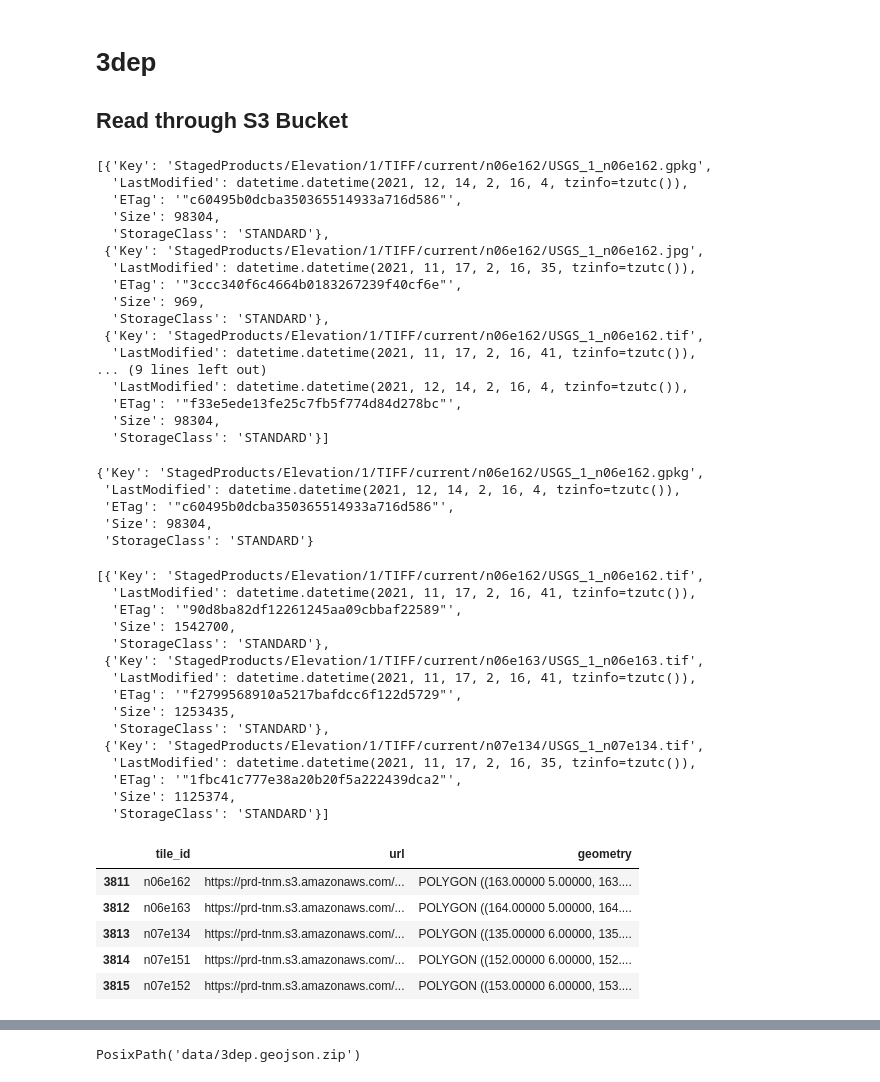
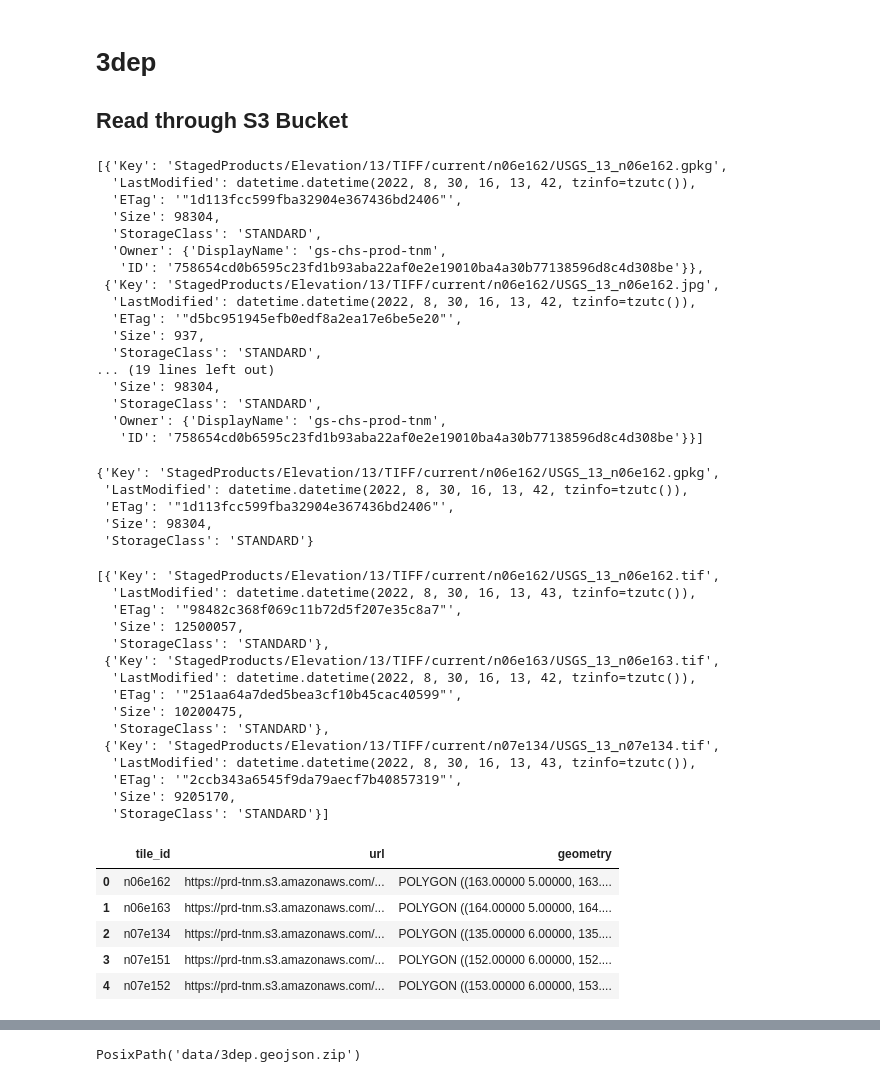
Before and after one commit to ACCESS-Cloud-Based-InSAR/dem-stitcher, a Jupyter notebook: notebooks/organize_tile_data/0_Format_and_Organize_Data.ipynb, the cells around one changed output, grey strips where cells are left out. Cells and saved outputs as stored; diff of their text form; code cells hidden in the pictures.

```diff
--- a/notebooks/organize_tile_data/0_Format_and_Organize_Data.ipynb
+++ b/notebooks/organize_tile_data/0_Format_and_Organize_Data.ipynb
@@ -233,30 +235,30 @@ p
 s3client = boto3.client('s3')
 BUCKET_NAME = 'prd-tnm'
 objects = s3client.list_objects(Bucket=BUCKET_NAME,
-                                Prefix='StagedProducts/Elevation/1/TIFF/')
+                                Prefix=f'StagedProducts/Elevation/{RESOLUTION}/TIFF/current')
 objects['Contents'][:5]
 # %% [output]
-[{'Key': 'StagedProducts/Elevation/1/TIFF/current/n06e162/USGS_1_n06e162.gpkg',
-  'LastModified': datetime.datetime(2021, 12, 14, 2, 16, 4, tzinfo=tzutc()),
-  'ETag': '"c60495b0dcba350365514933a716d586"',
+[{'Key': 'StagedProducts/Elevation/13/TIFF/current/n06e162/USGS_13_n06e162.gpkg',
+  'LastModified': datetime.datetime(2022, 8, 30, 16, 13, 42, tzinfo=tzutc()),
+  'ETag': '"1d113fcc599fba32904e367436bd2406"',
   'Size': 98304,
-  'StorageClass': 'STANDARD'},
- {'Key': 'StagedProducts/Elevation/1/TIFF/current/n06e162/USGS_1_n06e162.jpg',
-  'LastModified': datetime.datetime(2021, 11, 17, 2, 16, 35, tzinfo=tzutc()),
-  'ETag': '"3ccc340f6c4664b0183267239f40cf6e"',
-  'Size': 969,
-  'StorageClass': 'STANDARD'},
- {'Key': 'StagedProducts/Elevation/1/TIFF/current/n06e162/USGS_1_n06e162.tif',
-  'LastModified': datetime.datetime(2021, 11, 17, 2, 16, 41, tzinfo=tzutc()),
-... (9 lines left out)
-  'LastModified': datetime.datetime(2021, 12, 14, 2, 16, 4, tzinfo=tzutc()),
-  'ETag': '"f33e5ede13fe25c7fb5f774d84d278bc"',
+  'StorageClass': 'STANDARD',
+  'Owner': {'DisplayName': 'gs-chs-prod-tnm',
+   'ID': '758654cd0b6595c23fd1b93aba22af0e2e19010ba4a30b77138596d8c4d308be'}},
+ {'Key': 'StagedProducts/Elevation/13/TIFF/current/n06e162/USGS_13_n06e162.jpg',
+  'LastModified': datetime.datetime(2022, 8, 30, 16, 13, 42, tzinfo=tzutc()),
+  'ETag': '"d5bc951945efb0edf8a2ea17e6be5e20"',
+  'Size': 937,
+  'StorageClass': 'STANDARD',
+... (19 lines left out)
   'Size': 98304,
-  'StorageClass': 'STANDARD'}]
+  'StorageClass': 'STANDARD',
+  'Owner': {'DisplayName': 'gs-chs-prod-tnm',
+   'ID': '758654cd0b6595c23fd1b93aba22af0e2e19010ba4a30b77138596d8c4d308be'}}]
 # %%
 paginator = s3client.get_paginator('list_objects_v2')
 pages = paginator.paginate(Bucket=BUCKET_NAME,
-                           Prefix='StagedProducts/Elevation/1/TIFF/')
+                           Prefix=f'StagedProducts/Elevation/{RESOLUTION}/TIFF/current')
 # %%
 all_contents = []
 for page in tqdm(pages):
@@ -264,29 +266,29 @@ for page in tqdm(pages):
 
 all_contents[0]
 # %% [output]
-{'Key': 'StagedProducts/Elevation/1/TIFF/current/n06e162/USGS_1_n06e162.gpkg',
- 'LastModified': datetime.datetime(2021, 12, 14, 2, 16, 4, tzinfo=tzutc()),
- 'ETag': '"c60495b0dcba350365514933a716d586"',
+{'Key': 'StagedProducts/Elevation/13/TIFF/current/n06e162/USGS_13_n06e162.gpkg',
+ 'LastModified': datetime.datetime(2022, 8, 30, 16, 13, 42, tzinfo=tzutc()),
+ 'ETag': '"1d113fcc599fba32904e367436bd2406"',
  'Size': 98304,
  'StorageClass': 'STANDARD'}
 # %%
 tif_obs = list(filter(lambda ob: '.tif' in ob['Key'], all_contents))
 tif_obs[:3]
 # %% [output]
-[{'Key': 'StagedProducts/Elevation/1/TIFF/current/n06e162/USGS_1_n06e162.tif',
-  'LastModified': datetime.datetime(2021, 11, 17, 2, 16, 41, tzinfo=tzutc()),
-  'ETag': '"90d8ba82df12261245aa09cbbaf22589"',
-  'Size': 1542700,
+[{'Key': 'StagedProducts/Elevation/13/TIFF/current/n06e162/USGS_13_n06e162.tif',
+  'LastModified': datetime.datetime(2022, 8, 30, 16, 13, 43, tzinfo=tzutc()),
+  'ETag': '"98482c368f069c11b72d5f207e35c8a7"',
+  'Size': 12500057,
   'StorageClass': 'STANDARD'},
- {'Key': 'StagedProducts/Elevation/1/TIFF/current/n06e163/USGS_1_n06e163.tif',
-  'LastModified': datetime.datetime(2021, 11, 17, 2, 16, 41, tzinfo=tzutc()),
-  'ETag': '"f2799568910a5217bafdcc6f122d5729"',
-  'Size': 1253435,
+ {'Key': 'StagedProducts/Elevation/13/TIFF/current/n06e163/USGS_13_n06e163.tif',
+  'LastModified': datetime.datetime(2022, 8, 30, 16, 13, 42, tzinfo=tzutc()),
+  'ETag': '"251aa64a7ded5bea3cf10b45cac40599"',
+  'Size': 10200475,
   'StorageClass': 'STANDARD'},
- {'Key': 'StagedProducts/Elevation/1/TIFF/current/n07e134/USGS_1_n07e134.tif',
-  'LastModified': datetime.datetime(2021, 11, 17, 2, 16, 35, tzinfo=tzutc()),
-  'ETag': '"1fbc41c777e38a20b20f5a222439dca2"',
-  'Size': 1125374,
+ {'Key': 'StagedProducts/Elevation/13/TIFF/current/n07e134/USGS_13_n07e134.tif',
+  'LastModified': datetime.datetime(2022, 8, 30, 16, 13, 43, tzinfo=tzutc()),
+  'ETag': '"2ccb343a6545f9da79aecf7b40857319"',
+  'Size': 9205170,
   'StorageClass': 'STANDARD'}]
 # %%
 def get_bbox(tile_id):
@@ -312,16 +314,16 @@ def format_data(data):
 # %%
 tile_data = list(map(format_data, tif_obs))
 
 df_3dep = pd.DataFrame(tile_data)
 df_3dep = df_3dep.sort_values(by=['tile_id', 'last_modified'], ascending=True)
 df_3dep.drop_duplicates(subset='tile_id', keep='last', inplace=True)
 df_3dep = gpd.GeoDataFrame(df_3dep, geometry=df_3dep.geometry, crs=CRS.from_epsg(4326))
-df_3dep = df_3dep[['tile_id', 'url', 'geometry']].copy()
+df_3dep = df_3dep[['tile_id', 'url', 'geometry']].reset_index(drop=True)
 df_3dep.head()
 # %% [output]
 |  | tile_id | url | geometry |
-| 3811 | n06e162 | https://prd-tnm.s3.amazonaws.com/... | POLYGON ((163.00000 5.00000, 163.... |
-| 3812 | n06e163 | https://prd-tnm.s3.amazonaws.com/... | POLYGON ((164.00000 5.00000, 164.... |
-| 3813 | n07e134 | https://prd-tnm.s3.amazonaws.com/... | POLYGON ((135.00000 6.00000, 135.... |
-| 3814 | n07e151 | https://prd-tnm.s3.amazonaws.com/... | POLYGON ((152.00000 6.00000, 152.... |
-| 3815 | n07e152 | https://prd-tnm.s3.amazonaws.com/... | POLYGON ((153.00000 6.00000, 153.... |
+| 0 | n06e162 | https://prd-tnm.s3.amazonaws.com/... | POLYGON ((163.00000 5.00000, 163.... |
+| 1 | n06e163 | https://prd-tnm.s3.amazonaws.com/... | POLYGON ((164.00000 5.00000, 164.... |
+| 2 | n07e134 | https://prd-tnm.s3.amazonaws.com/... | POLYGON ((135.00000 6.00000, 135.... |
+| 3 | n07e151 | https://prd-tnm.s3.amazonaws.com/... | POLYGON ((152.00000 6.00000, 152.... |
+| 4 | n07e152 | https://prd-tnm.s3.amazonaws.com/... | POLYGON ((153.00000 6.00000, 153.... |
```
Also changed, not shown: parts of 11 cells of this notebook, 14 other files.
